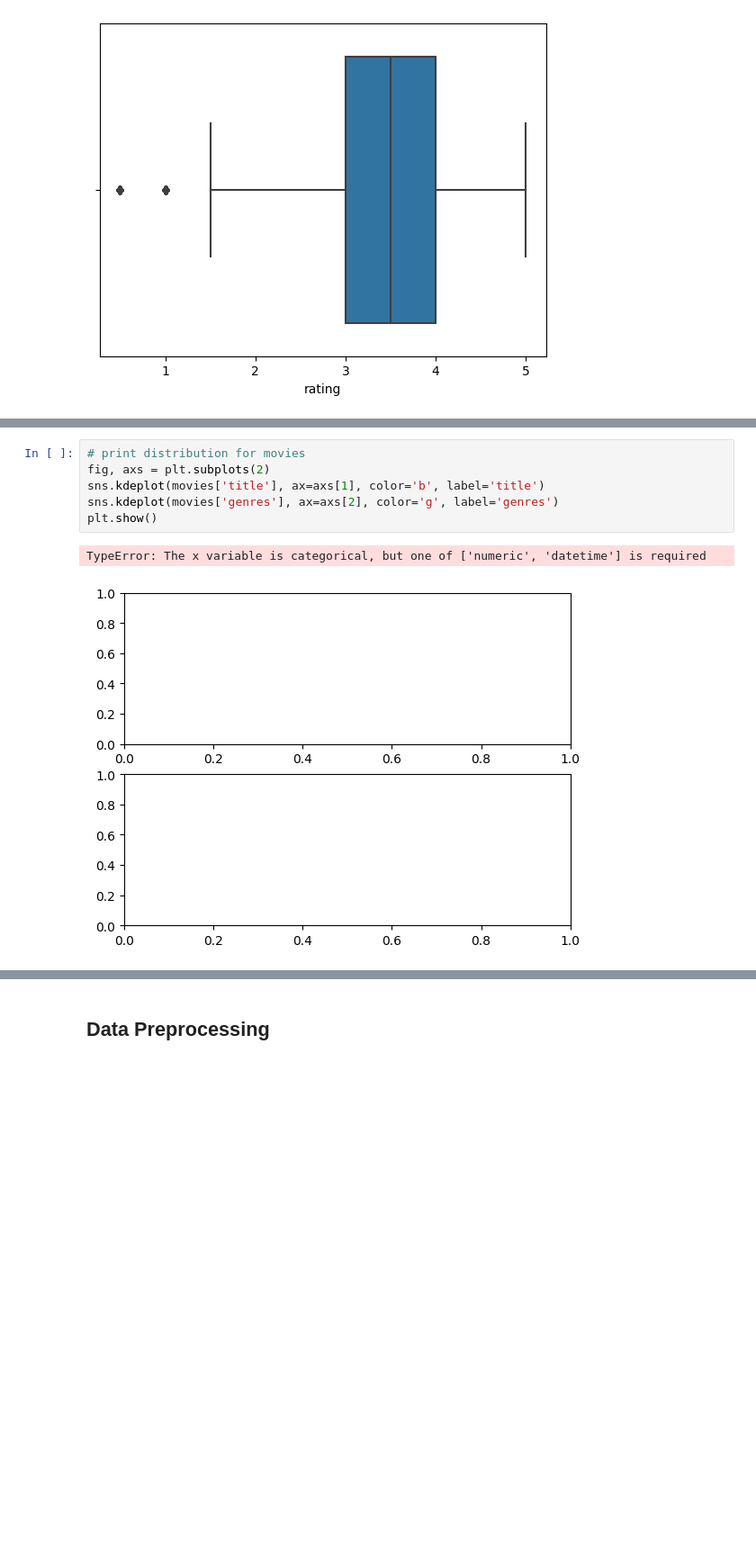
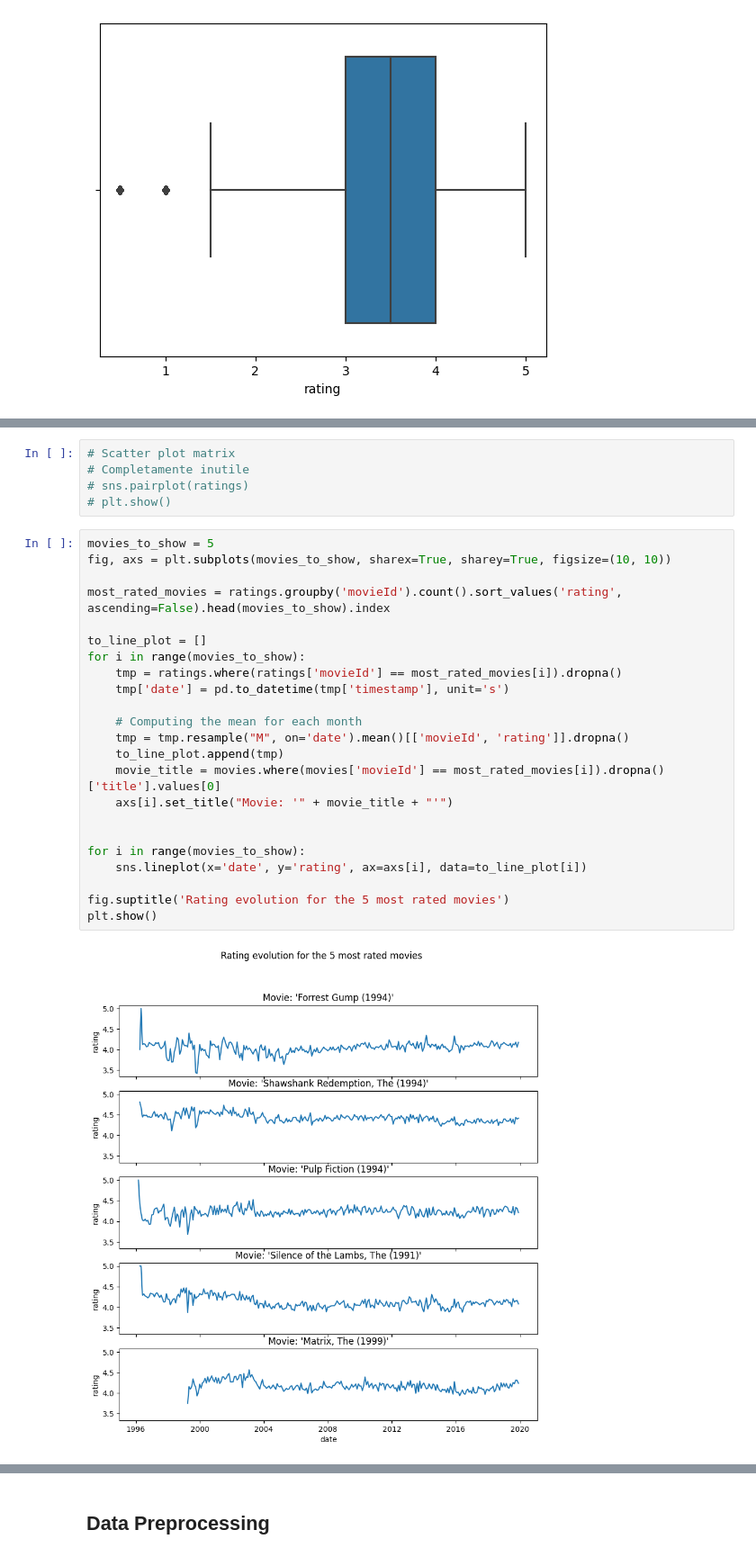
Before and after one commit to nicolopizzo/data-analytics, a Jupyter notebook: analysis.ipynb, the cells around one changed output, grey strips where cells are left out. Shown at 90% size. Cells and saved outputs as stored; diff of their text form; blank space fills up the shorter version.

```diff
--- a/analysis.ipynb
+++ b/analysis.ipynb
@@ -89,9 +118,30 @@ plt.show()
-# %%
-# print distribution for movies
-fig, axs = plt.subplots(2)
-sns.kdeplot(movies['title'], ax=axs[1], color='b', label='title')
-sns.kdeplot(movies['genres'], ax=axs[2], color='g', label='genres')
-plt.show()
-# %% [output]
-TypeError: The x variable is categorical, but one of ['numeric', 'datetime'] is required
-[figure, removed]
+# %%
+# Scatter plot matrix
+# Completamente inutile
+# sns.pairplot(ratings)
+# plt.show()
+# %%
+movies_to_show = 5
+fig, axs = plt.subplots(movies_to_show, sharex=True, sharey=True, figsize=(10, 10))
+
+most_rated_movies = ratings.groupby('movieId').count().sort_values('rating', ascending=False).head(movies_to_show).index
+
+to_line_plot = []
+for i in range(movies_to_show):
+    tmp = ratings.where(ratings['movieId'] == most_rated_movies[i]).dropna()
+    tmp['date'] = pd.to_datetime(tmp['timestamp'], unit='s')
+
+    # Computing the mean for each month
+    tmp = tmp.resample("M", on='date').mean()[['movieId', 'rating']].dropna()
+    to_line_plot.append(tmp)
+    movie_title = movies.where(movies['movieId'] == most_rated_movies[i]).dropna()['title'].values[0]
+    axs[i].set_title("Movie: '" + movie_title + "'")
+
+
+for i in range(movies_to_show):
+    sns.lineplot(x='date', y='rating', ax=axs[i], data=to_line_plot[i])
+
+fig.suptitle('Rating evolution for the 5 most rated movies')
+plt.show()
+# %% [output]
+[figure, added]
```
Also changed, not shown: parts of 6 cells of this notebook.
